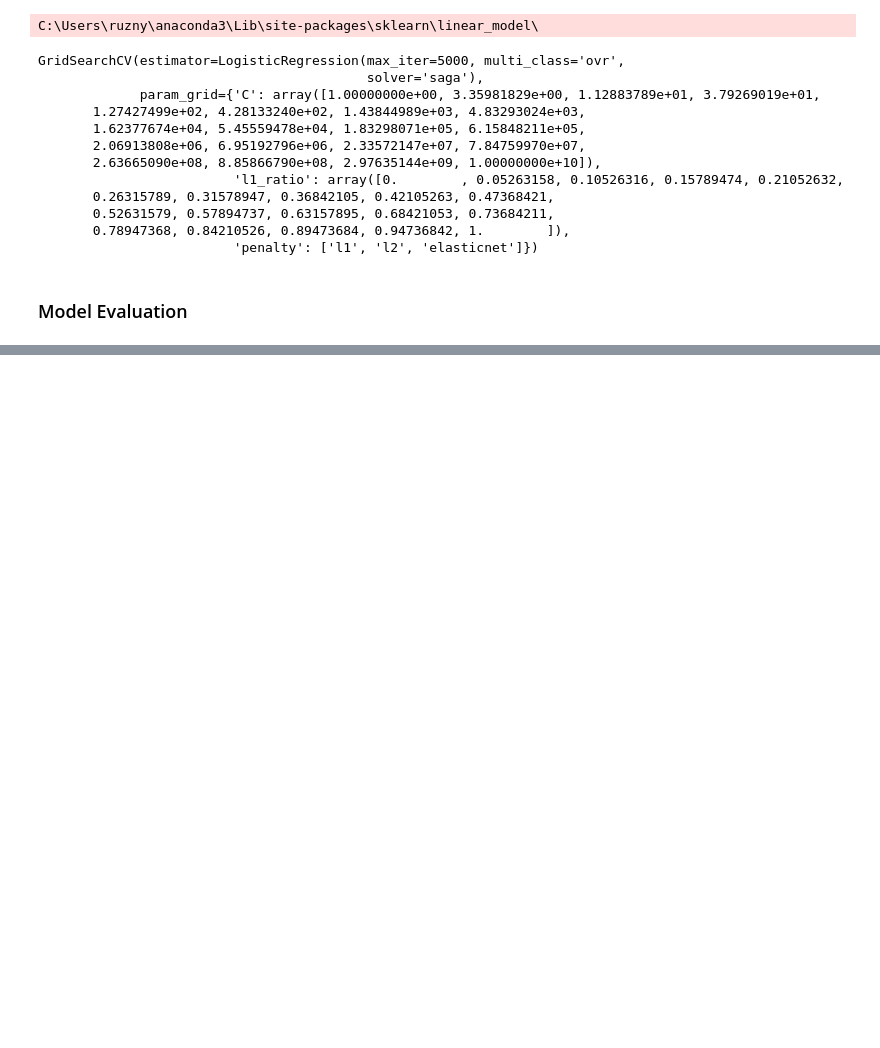
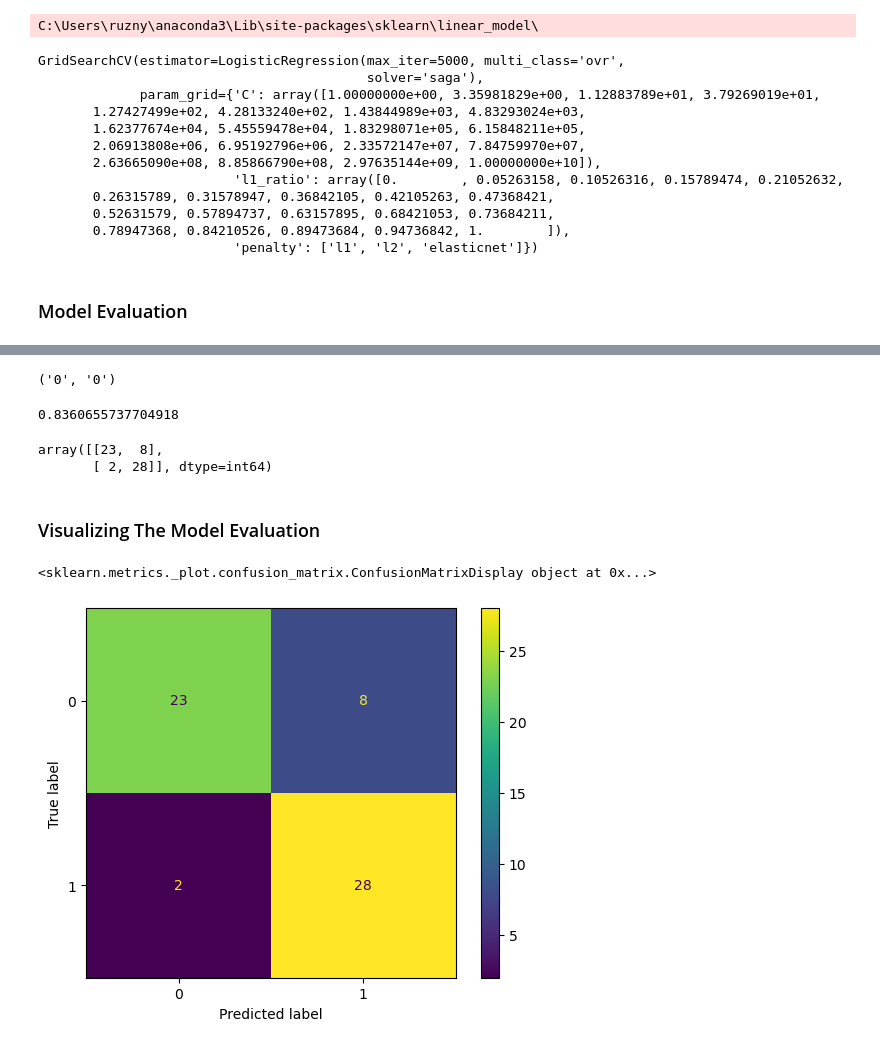
Before and after one commit to rooneyrulz/heart-disease-binary-classifier, a Jupyter notebook: notebook/Project.ipynb, the cells around one changed output, grey strips where cells are left out. Saved outputs shown, nothing was run; the diff lists cells and outputs as text; code cells hidden in the pictures; blank space fills up the shorter version.

Commit message:
model evaluation & performance visualization

```diff
--- a/notebook/Project.ipynb
+++ b/notebook/Project.ipynb
@@ -304,0 +320,16 @@ GridSearchCV(estimator=LogisticRegression(max_iter=5000, multi_class='ovr',
+# %%
+y_pred[0], y_test.iloc[0]
+# %% [output]
+('0', '0')
+# %%
+# ACC SCORE
+accuracy_score(y_test, y_pred)
+# %% [output]
+0.8360655737704918
+# %%
+confusion_matrix(y_test, y_pred)
+# %% [output]
+array([[23,  8],
+       [ 2, 28]], dtype=int64)
+# %% [markdown]
+### Visualizing The Model Evaluation
@@ -304,0 +338,11 @@ GridSearchCV(estimator=LogisticRegression(max_iter=5000, multi_class='ovr',
+# %%
+dsp = ConfusionMatrixDisplay.from_estimator(
+    grid_model,
+    scaled_X_test,
+    y_test
+)
+
+print(dsp)
+# %% [output]
+<sklearn.metrics._plot.confusion_matrix.ConfusionMatrixDisplay object at 0x...>
+[figure, added]
```
Also changed, not shown: parts of 8 cells of this notebook.
